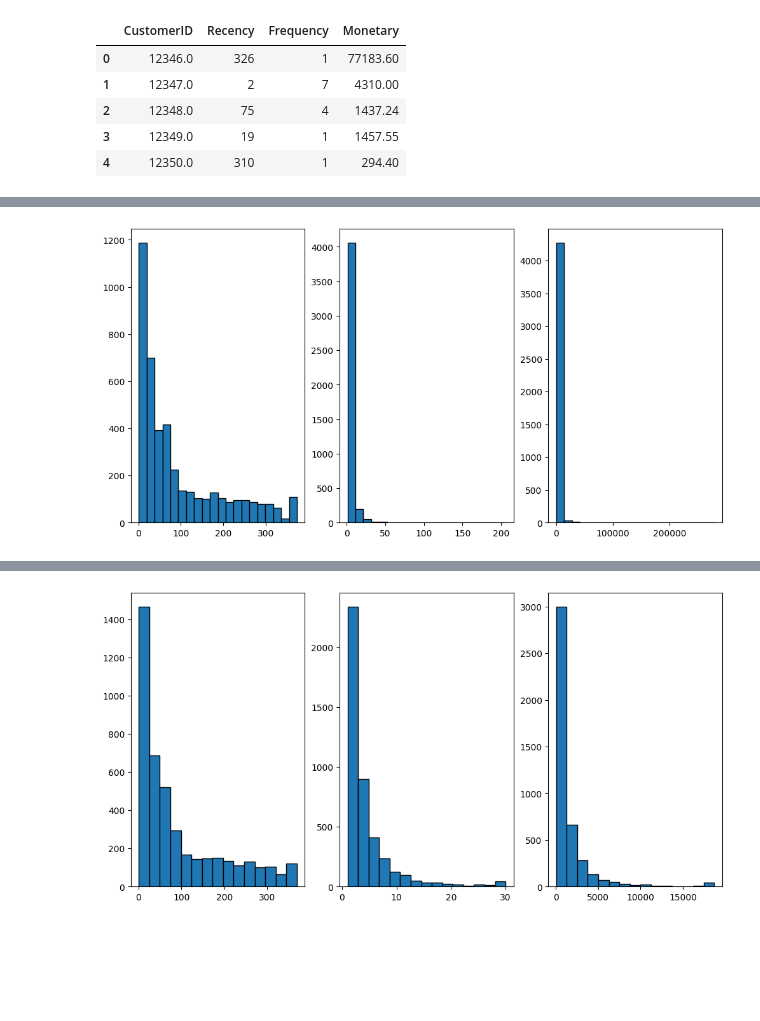
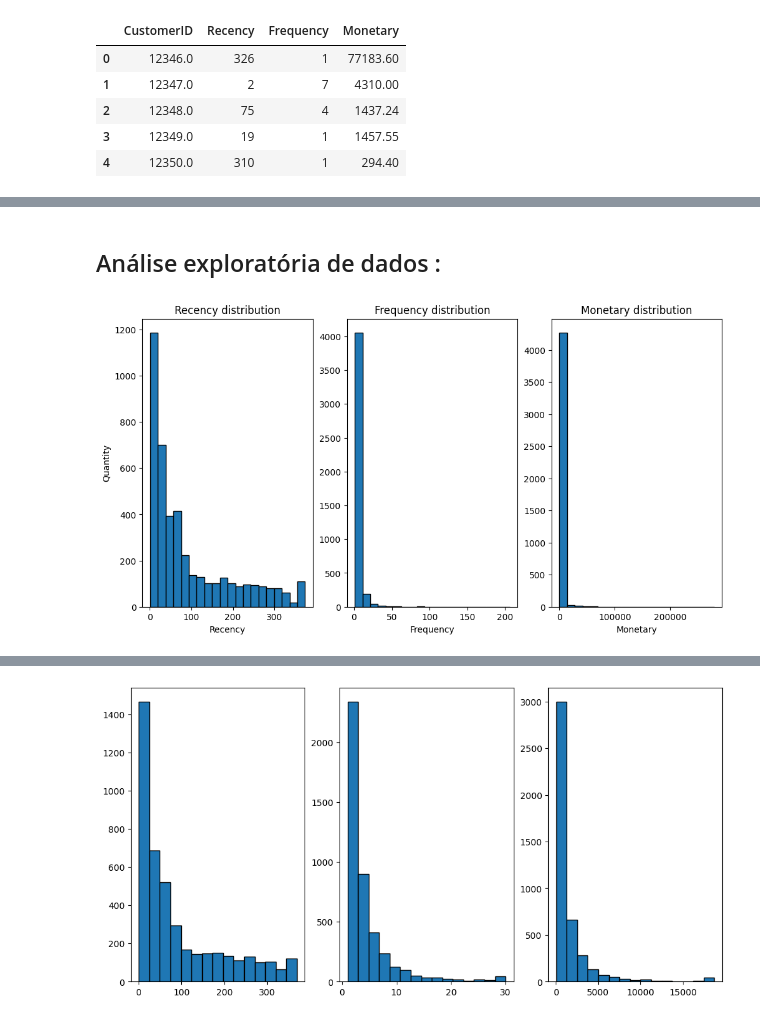
Before and after one commit to LucasDS9/customer-segmentation-rfm, a Jupyter notebook: notebook/ECommerce_segmentation.ipynb, the cells around one changed output, grey strips where cells are left out. Drawn from its saved outputs; the diff is of its cells as text; code cells hidden in the pictures; blank space fills up the shorter version.

```diff
--- a/notebook/ECommerce_segmentation.ipynb
+++ b/notebook/ECommerce_segmentation.ipynb
@@ -343,10 +368,21 @@ rfm.describe().T
+# %% [markdown]
+## Análise exploratória de dados :
 # %%
 fig, ax = plt.subplots(1,3, figsize=(12,6))
 
 ax[0].hist(rfm['Recency'], bins=20, edgecolor='black')
+ax[0].set_title('Recency distribution')
+ax[0].set_ylabel('Quantity')
+ax[0].set_xlabel('Recency')
+
 ax[1].hist(rfm['Frequency'], bins=20, edgecolor='black')
+ax[1].set_title('Frequency distribution')
+ax[1].set_xlabel('Frequency')
+
 ax[2].hist(rfm['Monetary'], bins=20, edgecolor='black')
+ax[2].set_title('Monetary distribution')
+ax[2].set_xlabel('Monetary')
 
 plt.show()
 # %% [output]
-[figure, old version]
+[figure, new version]
```
Also changed, not shown: parts of 52 cells of this notebook.
